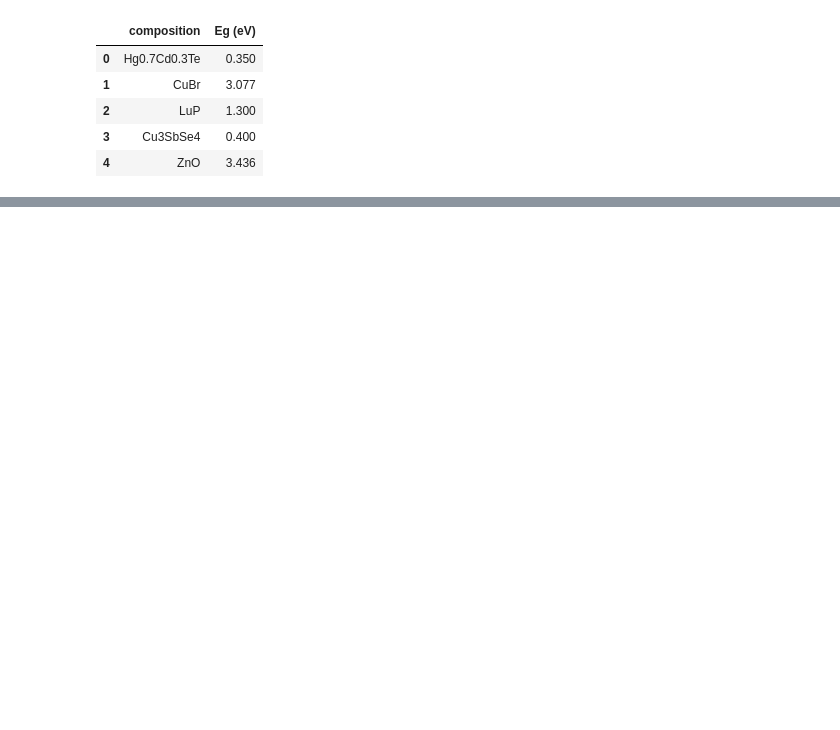
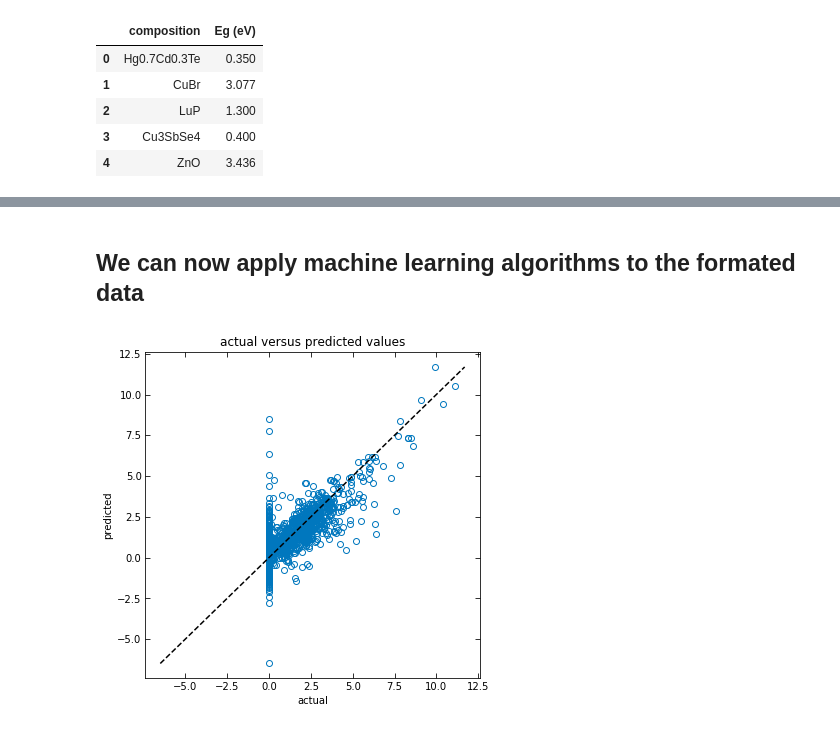
Before and after one commit to Kaaiian/UCSB_sklearn_workshop, a Jupyter notebook: band_gap_first_pass.ipynb, the cells around one changed output, grey strips where cells are left out. Drawn from its saved outputs; the diff is of its cells as text; code cells hidden in the pictures; blank space fills up the shorter version.

```diff
--- a/band_gap_first_pass.ipynb
+++ b/band_gap_first_pass.ipynb
@@ -51,3 +61,5 @@ df_test.head()
 # rename columns for use with feature generation
 df_train.columns = ['formula', 'target']
 df_test.columns = ['formula', 'target']
+# %%
+X, y, formula = composition.generate_features(df_train)
@@ -53,0 +91,10 @@ df_test.columns = ['formula', 'target']
+# %%
+df_train['formula'] = [formula.split(',')[0] for formula in df_train['formula']]
+df_test['formula'] = [formula.split(',')[0] for formula in df_test['formula']]
+
+## There is another issue I notice. There is no element symbol 'G' ....
+#The element: G from formula GaAs0.1P0.9G1128 is not currently supported in our database
+df_train.replace("GaAs0.1P0.9G1128", "GaAs0.1P0.9", inplace=True)
+# %%
+X_train, y_train, formula_train = composition.generate_features(df_train)
+X_test, y_test, formula_test = composition.generate_features(df_test)
@@ -53,0 +129,12 @@ df_test.columns = ['formula', 'target']
+# %% [markdown]
+## We can now apply machine learning algorithms to the formated data
+# %%
+# Initialize a "LinearRegression" object. This will allow us to do a simple linear regression on the data
+lr = LinearRegression()
+# Call the fit function to perform the ML step
+lr.fit(X_train, y_train)
+y_pred = lr.predict(X_test)
+print('R2 score =', lr.score(X_test, y_test))
+utils.plot_act_vs_pred(y_test, y_pred)
+# %% [output]
+[figure, added]
```
Also changed, not shown: parts of 13 cells of this notebook, 37 other files.
